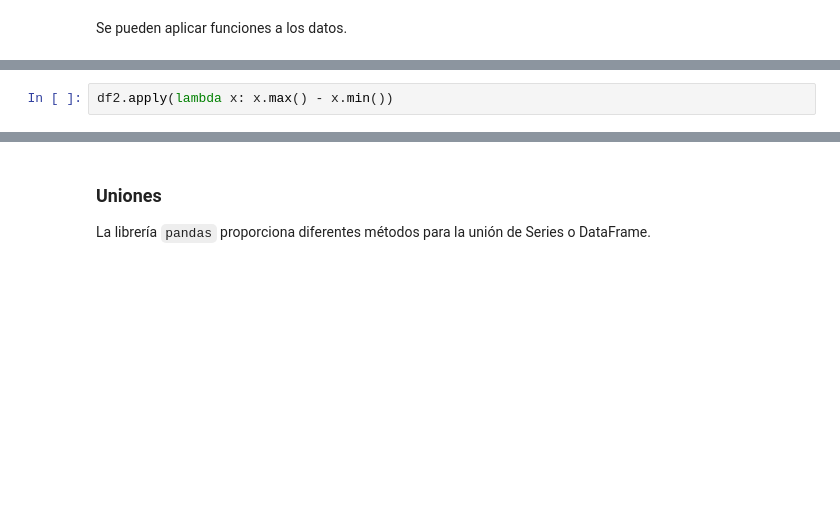
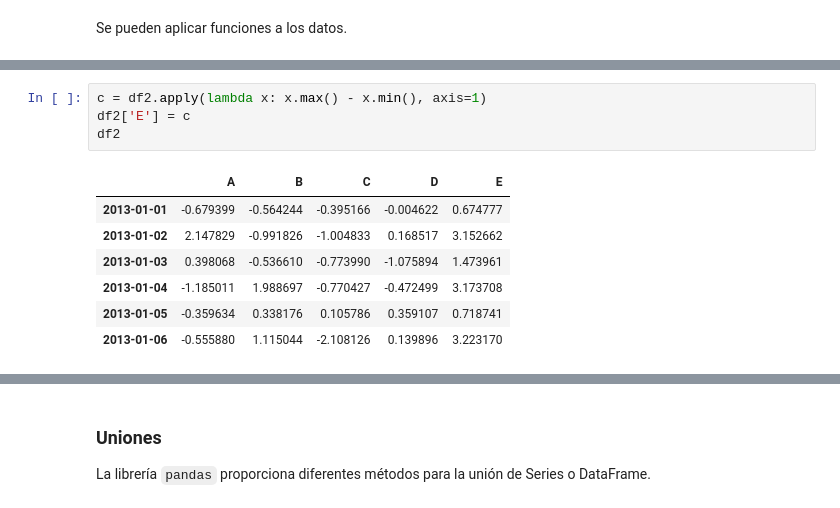
Before and after one commit to marcosgabarda/python-course, a Jupyter notebook: Curso de Python - Tema 11.ipynb, the cells around one changed output, grey strips where cells are left out. Saved outputs shown, nothing was run; the diff lists cells and outputs as text; blank space fills up the shorter version.

```diff
--- a/Curso de Python - Tema 11.ipynb
+++ b/Curso de Python - Tema 11.ipynb
@@ -162,4 +337,14 @@ df2.apply(np.cumsum)
 # %%
-df2.apply(lambda x: x.max() - x.min())
+c = df2.apply(lambda x: x.max() - x.min(), axis=1)
+df2['E'] = c
+df2
+# %% [output]
+|  | A | B | C | D | E |
+| 2013-01-01 | -0.679399 | -0.564244 | -0.395166 | -0.004622 | 0.674777 |
+| 2013-01-02 | 2.147829 | -0.991826 | -1.004833 | 0.168517 | 3.152662 |
+| 2013-01-03 | 0.398068 | -0.536610 | -0.773990 | -1.075894 | 1.473961 |
+| 2013-01-04 | -1.185011 | 1.988697 | -0.770427 | -0.472499 | 3.173708 |
+| 2013-01-05 | -0.359634 | 0.338176 | 0.105786 | 0.359107 | 0.718741 |
+| 2013-01-06 | -0.555880 | 1.115044 | -2.108126 | 0.139896 | 3.223170 |
 # %%
 df2.apply(lambda x: x.max() - x.min(), axis=1)
```
Also changed, not shown: parts of 46 cells of this notebook, 10 other files.
